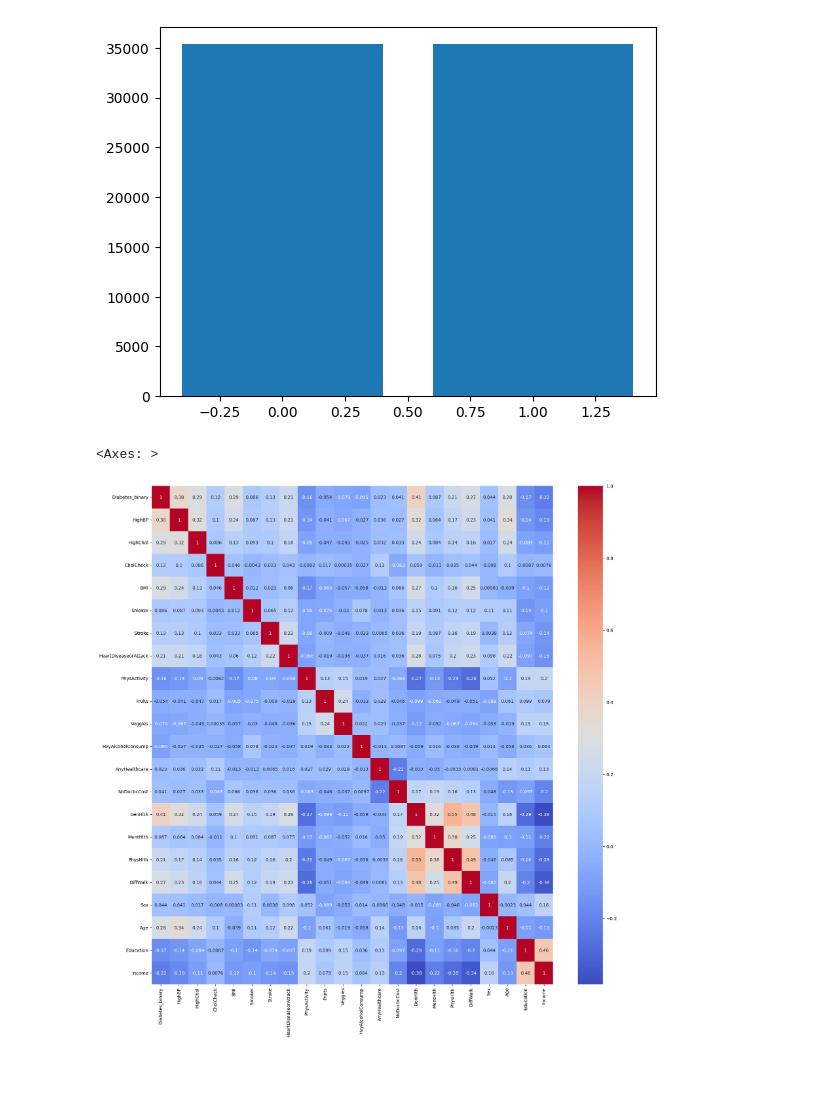
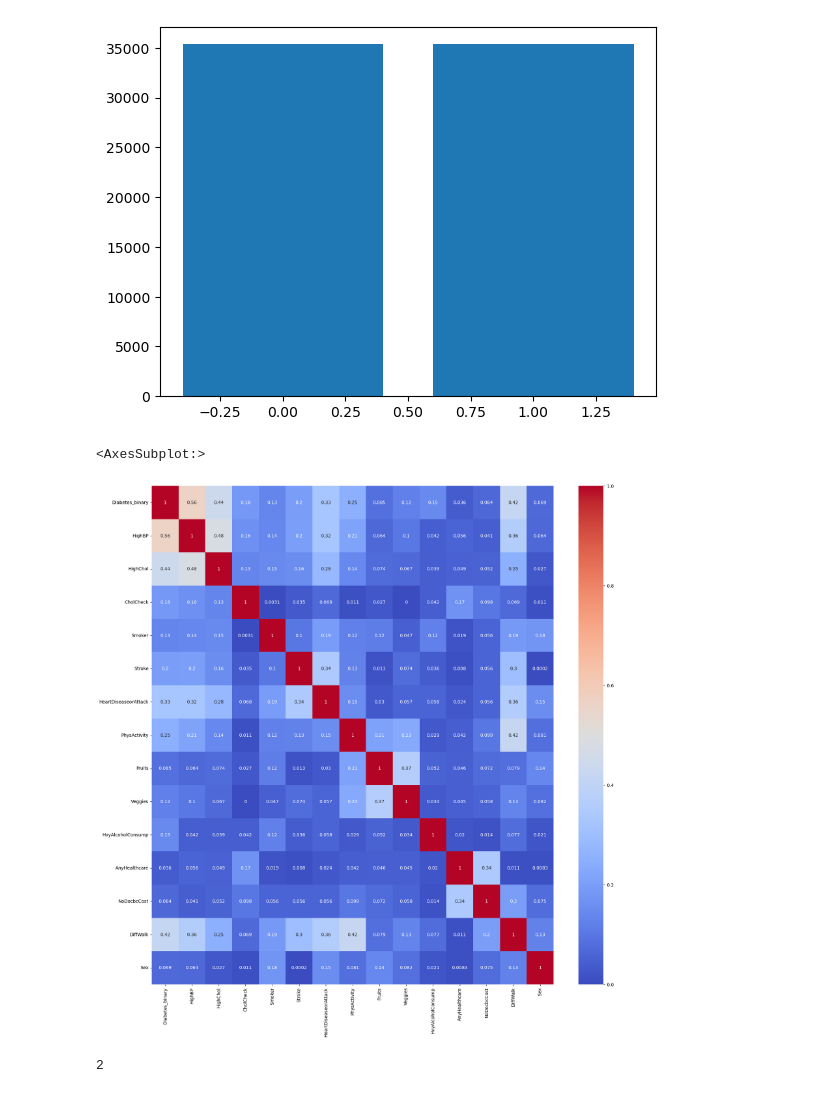
Before and after one commit to Rukun-Aaron/Cs-361-Group-work, a Jupyter notebook: Correlation Matrix.ipynb, the cells around one changed output. Cells and saved outputs as stored; diff of their text form; code cells hidden in the pictures.

Commit message:
Added phi correlation matrix

```diff
--- a/Correlation Matrix.ipynb
+++ b/Correlation Matrix.ipynb
@@ -40,12 +40,26 @@ plt.show()
 # %%
 import seaborn as sns
 import matplotlib.pyplot as plt
+import phik
+# sns.heatmap(corr_matrix, annot=True, cmap='coolwarm')
+df_binary = df2
+for cols in df2.columns:
 
+    if (cols  in 'DBMIGenHlthMentHlthPhysHlthAgeEducationIncome'):
+        df_binary = df_binary.drop([cols], axis= 'columns')
+
+
+# # df_binary
+corr_matrix = df_binary.phik_matrix(interval_cols=['Diabetes_binary', 'HighBP', 'HighChol', 'CholCheck', 'Smoker', 'Stroke', 'HeartDiseaseorAttack', 'PhysActivity', 'Fruits', 'Veggies', 'HvyAlcoholConsump', 'AnyHealthcare', 'NoDocbcCost', 'DiffWalk', 'Sex'])
 plt.figure(figsize=(20, 20))
-corr_matrix = df2.corr()
-corr_matrix
+# corr_matrix = df_binary.corr()
+# corr_matrix
 
 sns.heatmap(corr_matrix, annot=True, cmap='coolwarm')
 # %% [output]
-<Axes: >
+<AxesSubplot:>
-[figure, old version]
+[figure, new version]
+# %%
+1+1
+# %% [output]
+2
```
